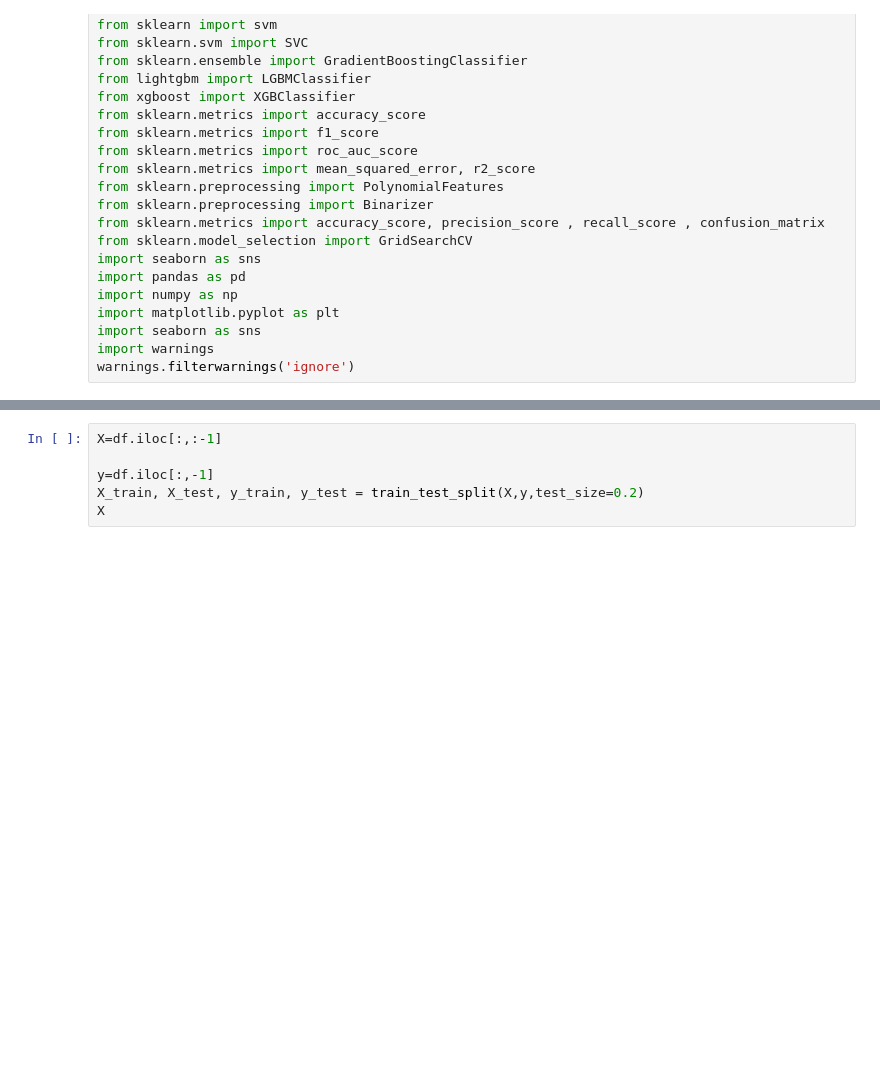
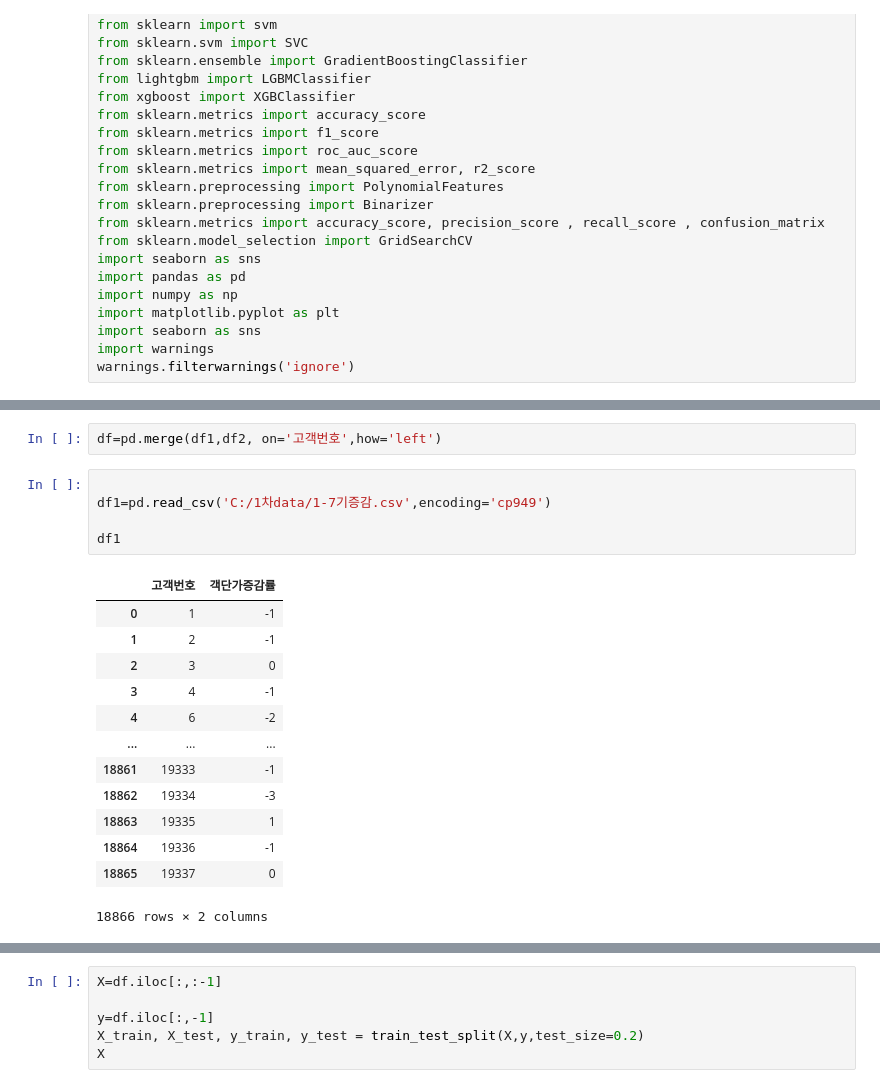
Before and after one commit to HyeonuJeong/Mycakd5, a Jupyter notebook: 1차프로젝트프로그래밍/3.28하이퍼파라미터.ipynb, the cells around one changed output, grey strips where cells are left out. Saved outputs shown, nothing was run; the diff lists cells and outputs as text; blank space fills up the shorter version.

```diff
--- a/1차프로젝트프로그래밍/3.28하이퍼파라미터.ipynb
+++ b/1차프로젝트프로그래밍/3.28하이퍼파라미터.ipynb
@@ -36 +46,22 @@ import pandas as pd
+# %%
+df=pd.merge(df1,df2, on='고객번호',how='left')
+# %%
+
+df1=pd.read_csv('C:/1차data/1-7기증감.csv',encoding='cp949')
+
+df1
+# %% [output]
+|  | 고객번호 | 객단가증감률 |
+| 0 | 1 | -1 |
+| 1 | 2 | -1 |
+| 2 | 3 | 0 |
+| 3 | 4 | -1 |
+| 4 | 6 | -2 |
+| ... | ... | ... |
+| 18861 | 19333 | -1 |
+| 18862 | 19334 | -3 |
+| 18863 | 19335 | 1 |
+| 18864 | 19336 | -1 |
+| 18865 | 19337 | 0 |
+18866 rows × 2 columns
 # %%
```
Also changed, not shown: parts of 5 cells of this notebook, 8 other files.
